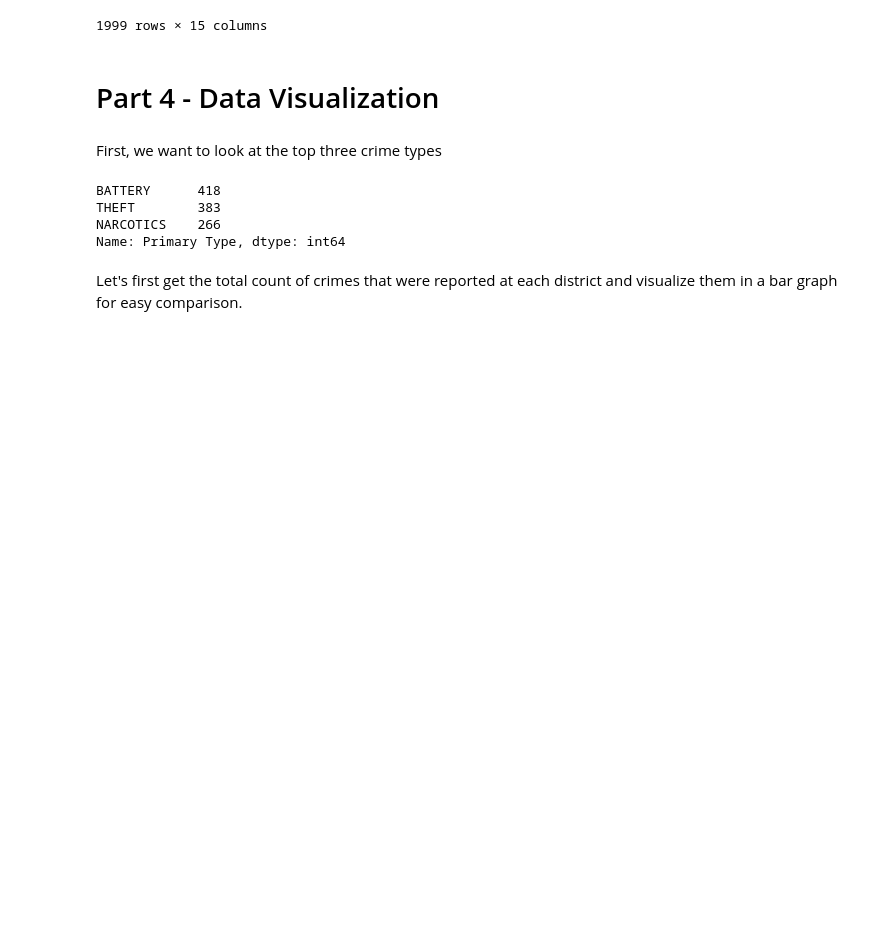
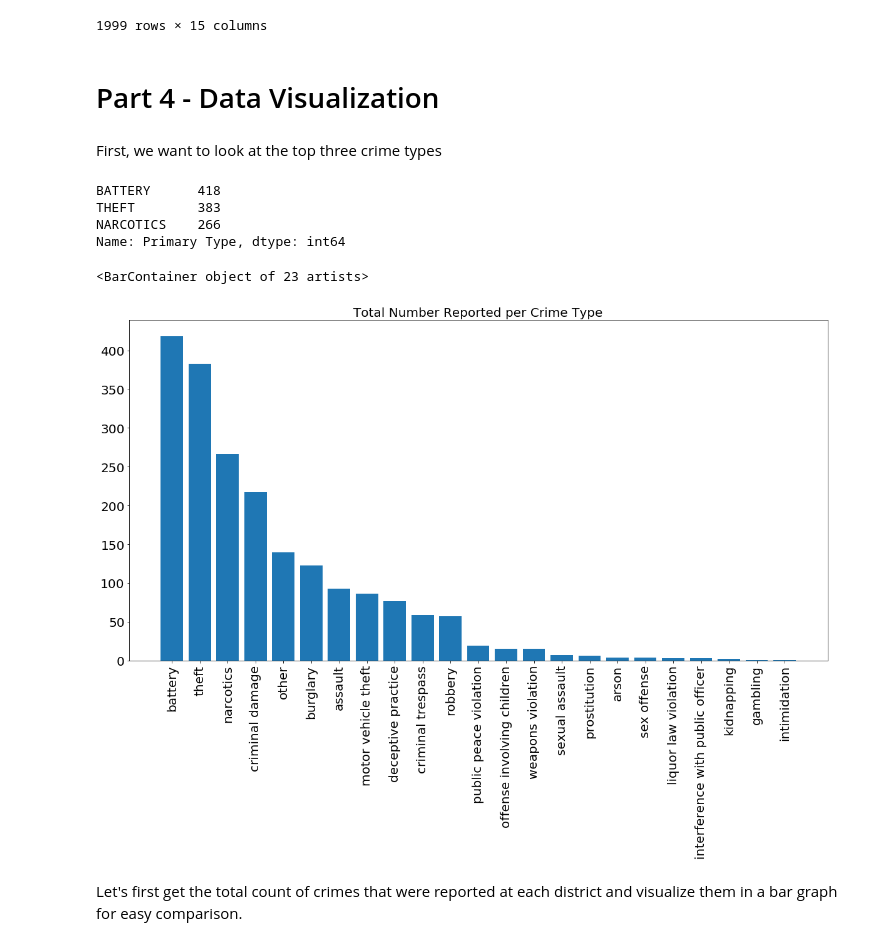
Before and after one commit to JamesMcDougallJr/Projects, a Jupyter notebook: AlvinFinalProject.ipynb, the cells around one changed output. Cells and saved outputs as stored; diff of their text form; code cells hidden in the pictures; blank space fills up the shorter version.

```diff
--- a/AlvinFinalProject.ipynb
+++ b/AlvinFinalProject.ipynb
@@ -134,6 +134,16 @@ BATTERY      418
 THEFT        383
 NARCOTICS    266
 Name: Primary Type, dtype: int64
+# %%
+plt.figure(figsize=(20,10))
+crimeType = plt.bar(crime.Type.value_counts().index, crime.Type.value_counts())
+plt.title('Total Number Reported per Crime Type', fontsize='20')
+plt.xticks(rotation='vertical')
+plt.tick_params(labelsize=20)
+crimeType
+# %% [output]
+<BarContainer object of 23 artists>
+[figure, added]
 # %% [markdown]
 Let's first get the total count of crimes that were reported at each district and visualize them in a bar graph for easy comparison.
 # %%
```
Also changed, not shown: parts of 6 cells of this notebook, 1 other file.
